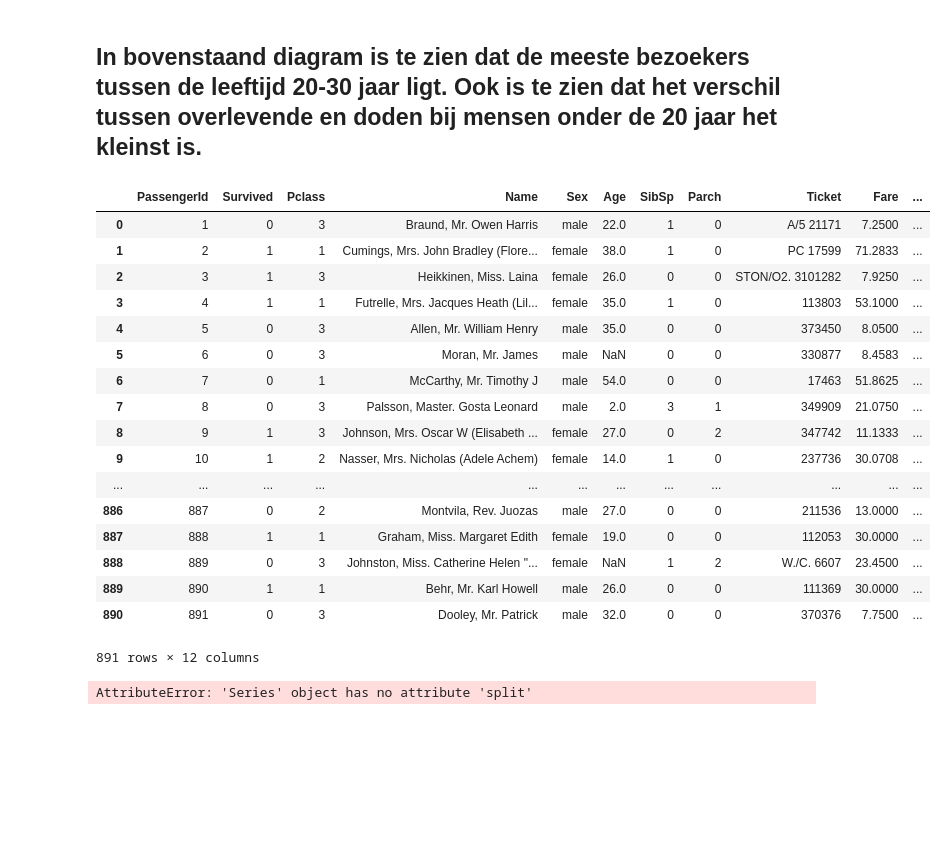
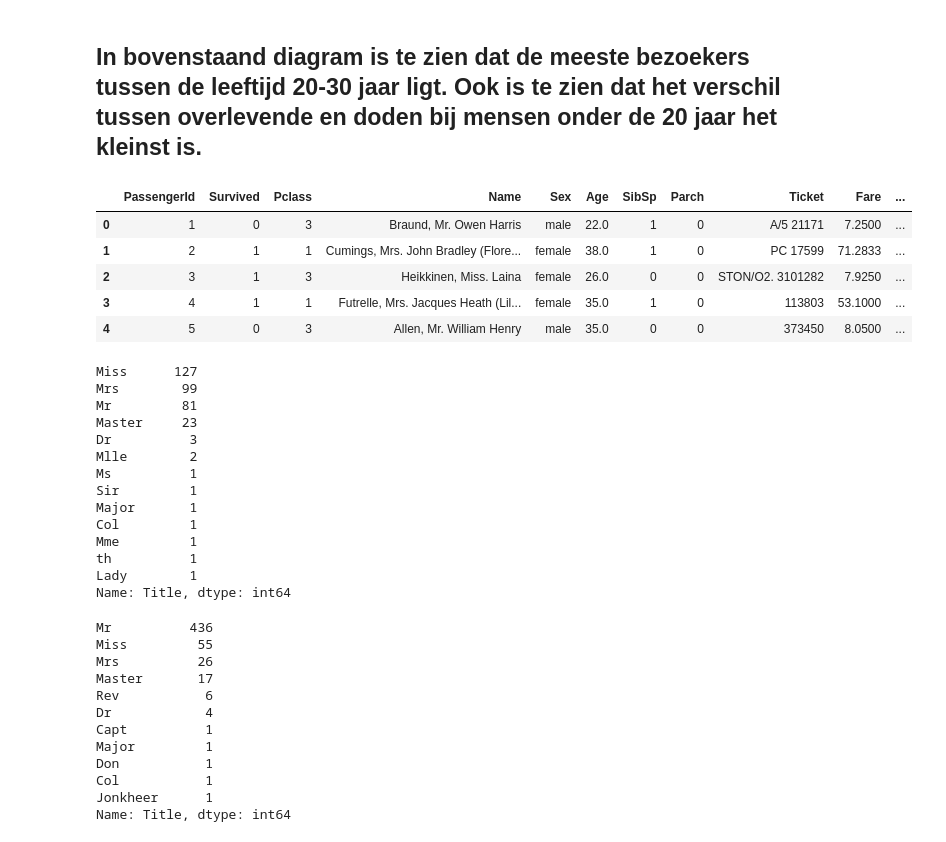
Before and after one commit to didekoning/V2DS-Specialisatie-Titanic, a Jupyter notebook: Specialisatie_deelChris.ipynb, the cells around one changed output. Drawn from its saved outputs; the diff is of its cells as text; code cells hidden in the pictures; blank space fills up the shorter version.

```diff
--- a/Specialisatie_deelChris.ipynb
+++ b/Specialisatie_deelChris.ipynb
@@ -83,27 +83,11 @@ plt.show()
 # %% [markdown]
 ## In bovenstaand diagram is te zien dat de meeste bezoekers tussen de leeftijd 20-30 jaar ligt.  Ook is te zien dat het verschil tussen overlevende en doden bij mensen onder de 20 jaar het kleinst is.
 # %%
-df_train
+df_train.head()
 # %% [output]
 |  | PassengerId | Survived | Pclass | Name | Sex | Age | SibSp | Parch | Ticket | Fare | ... |
 | 0 | 1 | 0 | 3 | Braund, Mr. Owen Harris | male | 22.0 | 1 | 0 | A/5 21171 | 7.2500 | ... |
 | 1 | 2 | 1 | 1 | Cumings, Mrs. John Bradley (Flore... | female | 38.0 | 1 | 0 | PC 17599 | 71.2833 | ... |
 | 2 | 3 | 1 | 3 | Heikkinen, Miss. Laina | female | 26.0 | 0 | 0 | STON/O2. 3101282 | 7.9250 | ... |
 | 3 | 4 | 1 | 1 | Futrelle, Mrs. Jacques Heath (Lil... | female | 35.0 | 1 | 0 | 113803 | 53.1000 | ... |
 | 4 | 5 | 0 | 3 | Allen, Mr. William Henry | male | 35.0 | 0 | 0 | 373450 | 8.0500 | ... |
-| 5 | 6 | 0 | 3 | Moran, Mr. James | male | NaN | 0 | 0 | 330877 | 8.4583 | ... |
-| 6 | 7 | 0 | 1 | McCarthy, Mr. Timothy J | male | 54.0 | 0 | 0 | 17463 | 51.8625 | ... |
-| 7 | 8 | 0 | 3 | Palsson, Master. Gosta Leonard | male | 2.0 | 3 | 1 | 349909 | 21.0750 | ... |
-| 8 | 9 | 1 | 3 | Johnson, Mrs. Oscar W (Elisabeth ... | female | 27.0 | 0 | 2 | 347742 | 11.1333 | ... |
-| 9 | 10 | 1 | 2 | Nasser, Mrs. Nicholas (Adele Achem) | female | 14.0 | 1 | 0 | 237736 | 30.0708 | ... |
-| ... | ... | ... | ... | ... | ... | ... | ... | ... | ... | ... | ... |
-| 886 | 887 | 0 | 2 | Montvila, Rev. Juozas | male | 27.0 | 0 | 0 | 211536 | 13.0000 | ... |
-| 887 | 888 | 1 | 1 | Graham, Miss. Margaret Edith | female | 19.0 | 0 | 0 | 112053 | 30.0000 | ... |
-| 888 | 889 | 0 | 3 | Johnston, Miss. Catherine Helen "... | female | NaN | 1 | 2 | W./C. 6607 | 23.4500 | ... |
-| 889 | 890 | 1 | 1 | Behr, Mr. Karl Howell | male | 26.0 | 0 | 0 | 111369 | 30.0000 | ... |
-| 890 | 891 | 0 | 3 | Dooley, Mr. Patrick | male | 32.0 | 0 | 0 | 370376 | 7.7500 | ... |
-891 rows × 12 columns
-# %%
-namessplits = df_train['Name'].split()
-# %% [output]
-AttributeError: 'Series' object has no attribute 'split'
@@ -112 +102,33 @@ df_train['Title'] = df_train['Name'].str.split(", ")
+# %%
+df_survivors['Title'].value_counts()
+# %% [output]
+Miss      127
+Mrs        99
+Mr         81
+Master     23
+Dr          3
+Mlle        2
+Ms          1
+Sir         1
+Major       1
+Col         1
+Mme         1
+th          1
+Lady        1
+Name: Title, dtype: int64
+# %%
+df_casualties['Title'].value_counts()
+# %% [output]
+Mr          436
+Miss         55
+Mrs          26
+Master       17
+Rev           6
+Dr            4
+Capt          1
+Major         1
+Don           1
+Col           1
+Jonkheer      1
+Name: Title, dtype: int64
 # %%
```
Also changed, not shown: parts of 6 cells of this notebook.
